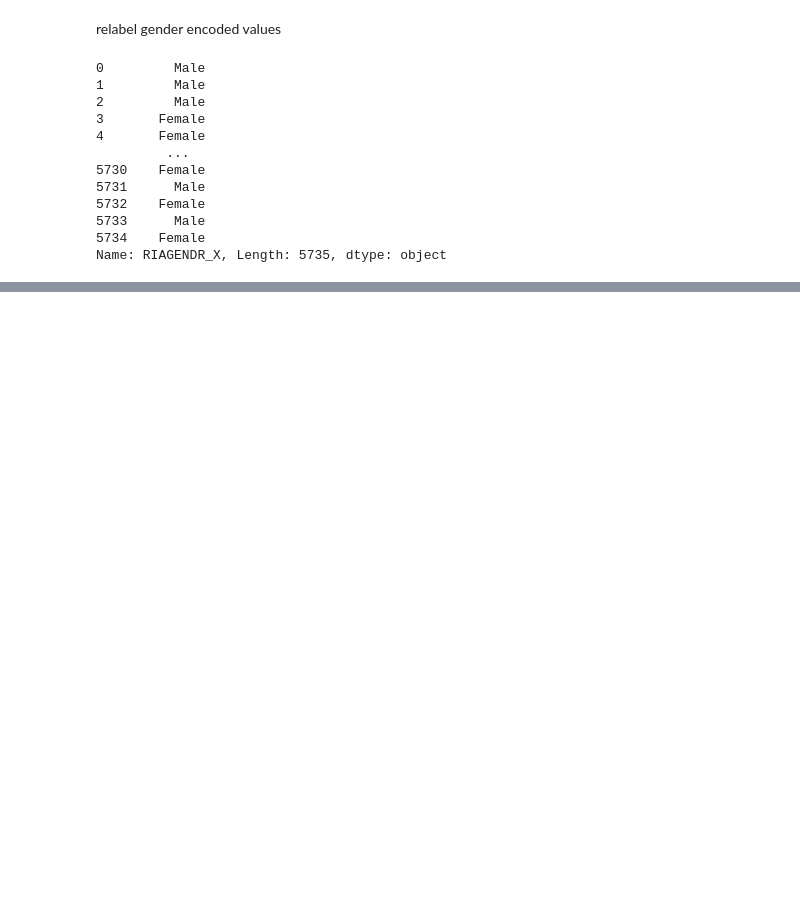
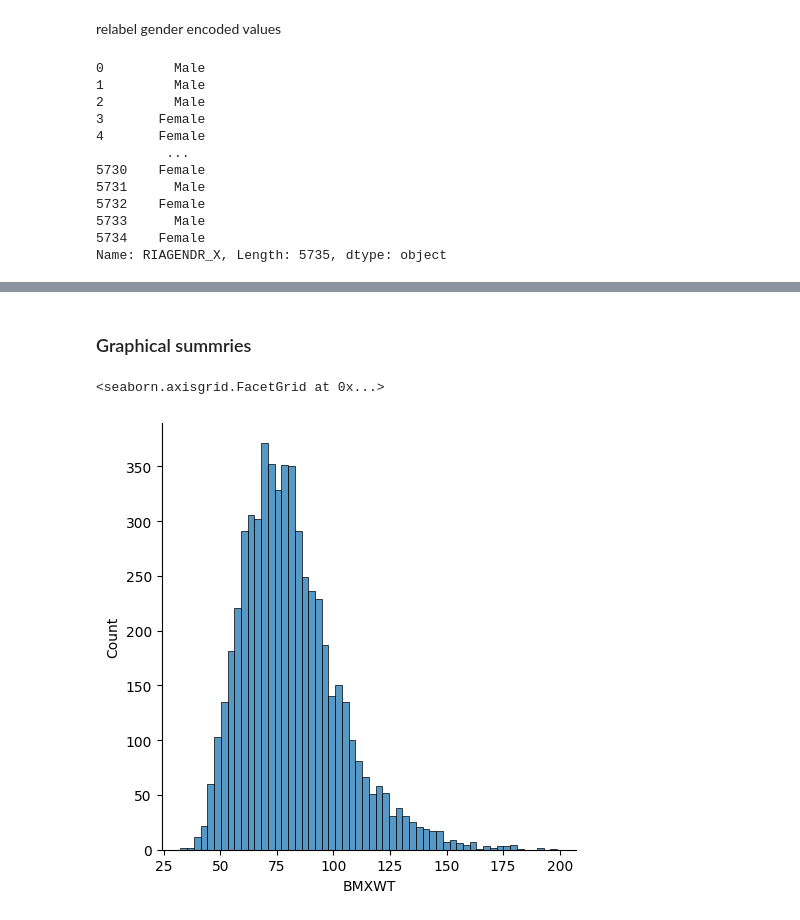
Before and after one commit to ujjwal-basnet/Pandas-, a Jupyter notebook: NHAES-case-study.ipynb, the cells around one changed output, grey strips where cells are left out. Saved outputs shown, nothing was run; the diff lists cells and outputs as text; code cells hidden in the pictures; blank space fills up the shorter version.

```diff
--- a/NHAES-case-study.ipynb
+++ b/NHAES-case-study.ipynb
@@ -54,7 +54,8 @@ lets check
 shape - dmdedu values == no of null values True
 # %%
 df['DMDEDUC_X']  = df['DMDEDUC2'].replace(to_replace=[1 , 2 , 3 , 4 , 5  ,  7  , 9  ] ,
-                       value = ["9" ,"9-11"  , "HS/GED" , "Some college/AA" , "College" , "Refused", "Don't know" ])
+                       value = ["9" ,"9-11"  , "HS/GED" ,
+                                "Some college/AA" , "College" , "Refused", "Don't know" ])
 # %%
 df['DMDEDUC_X'].value_counts()
 # %% [output]
@@ -96,0 +113,2 @@ Name: RIAGENDR_X, Length: 5735, dtype: object
+# %%
+df['DMDEDUC_X'].fillna(value = "Missing" , inplace= True )
@@ -96,0 +193,7 @@ Name: RIAGENDR_X, Length: 5735, dtype: object
+# %% [markdown]
+### Graphical summries
+# %%
+sns.displot(df.BMXWT.dropna())
+# %% [output]
+<seaborn.axisgrid.FacetGrid at 0x...>
+[figure, added]
```
Also changed, not shown: parts of 25 cells of this notebook.
